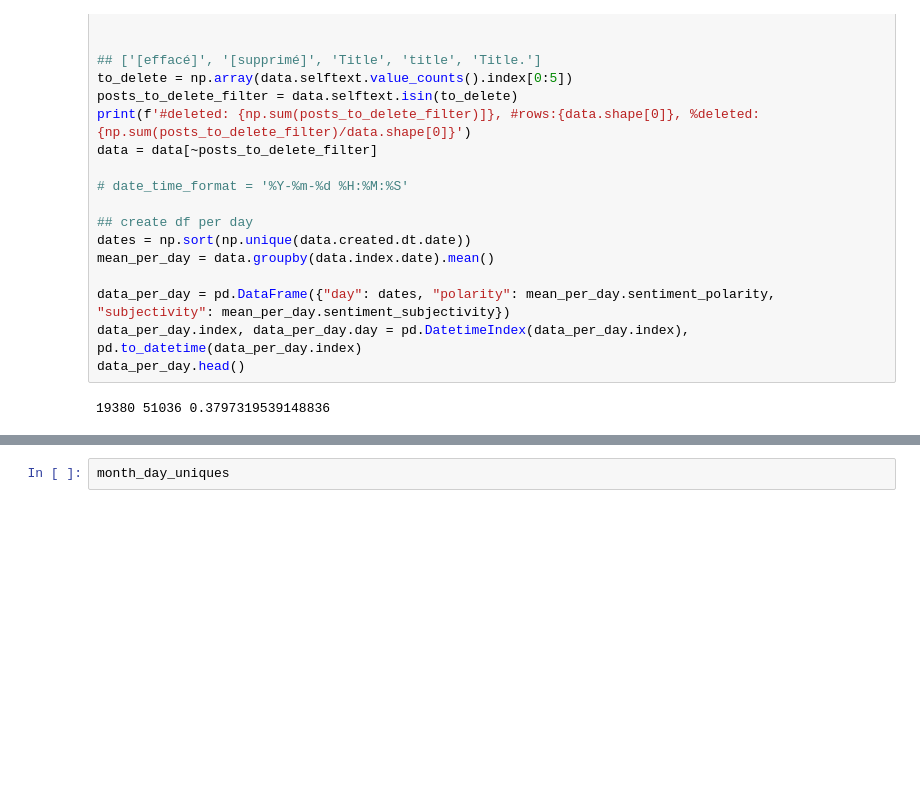
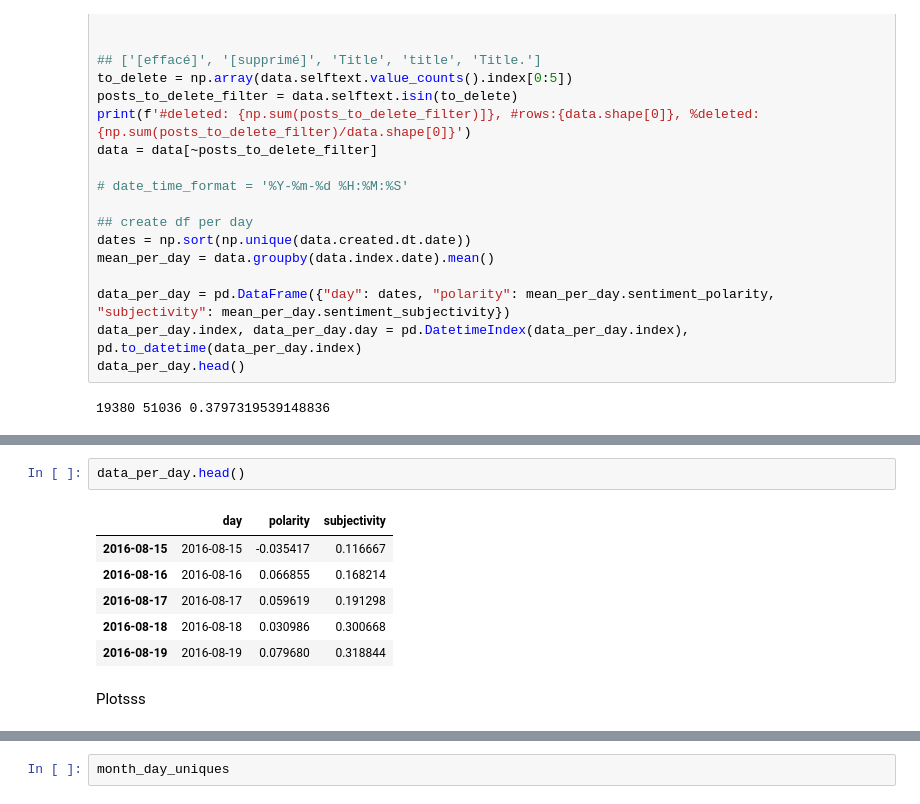
Before and after one commit to JulienF-Q/PBHLTH132, a Jupyter notebook: ph_notebook.ipynb, the cells around one changed output, grey strips where cells are left out. Cells and saved outputs as stored; diff of their text form; blank space fills up the shorter version.

```diff
--- a/ph_notebook.ipynb
+++ b/ph_notebook.ipynb
@@ -61,0 +44,11 @@ plt.show()
+# %%
+data_per_day.head()
+# %% [output]
+|  | day | polarity | subjectivity |
+| 2016-08-15 | 2016-08-15 | -0.035417 | 0.116667 |
+| 2016-08-16 | 2016-08-16 | 0.066855 | 0.168214 |
+| 2016-08-17 | 2016-08-17 | 0.059619 | 0.191298 |
+| 2016-08-18 | 2016-08-18 | 0.030986 | 0.300668 |
+| 2016-08-19 | 2016-08-19 | 0.079680 | 0.318844 |
+# %% [markdown]
+Plotsss
```
Also changed, not shown: parts of 7 cells of this notebook.
